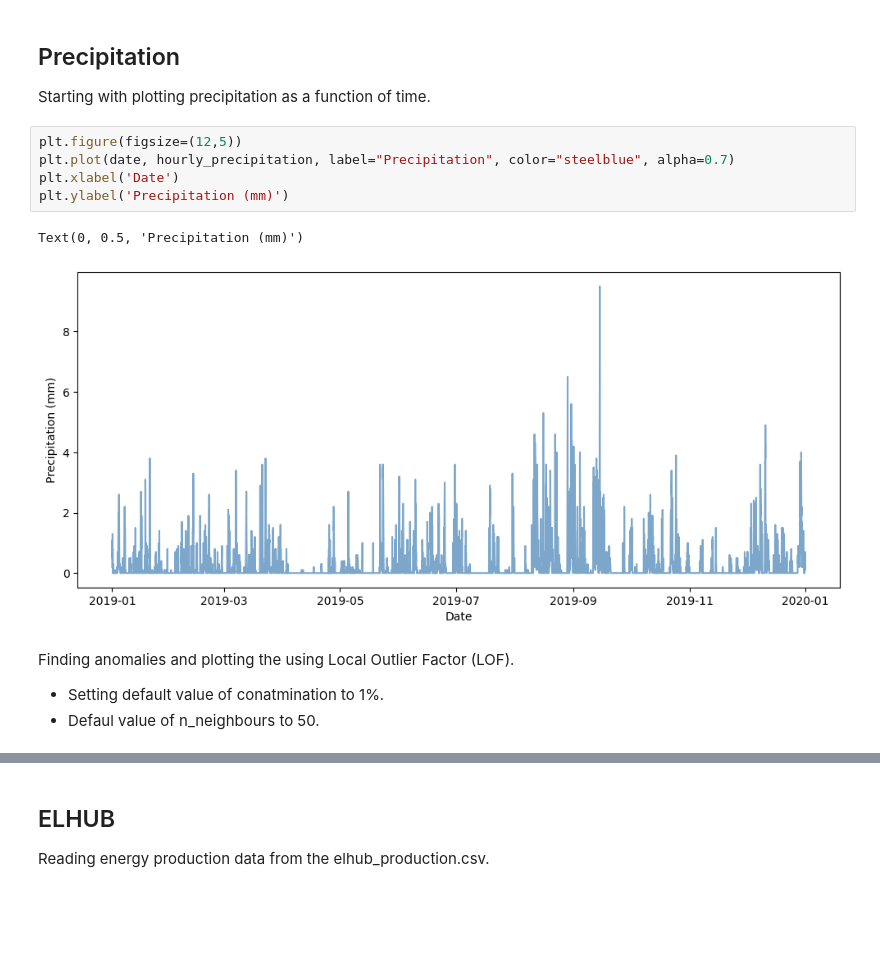
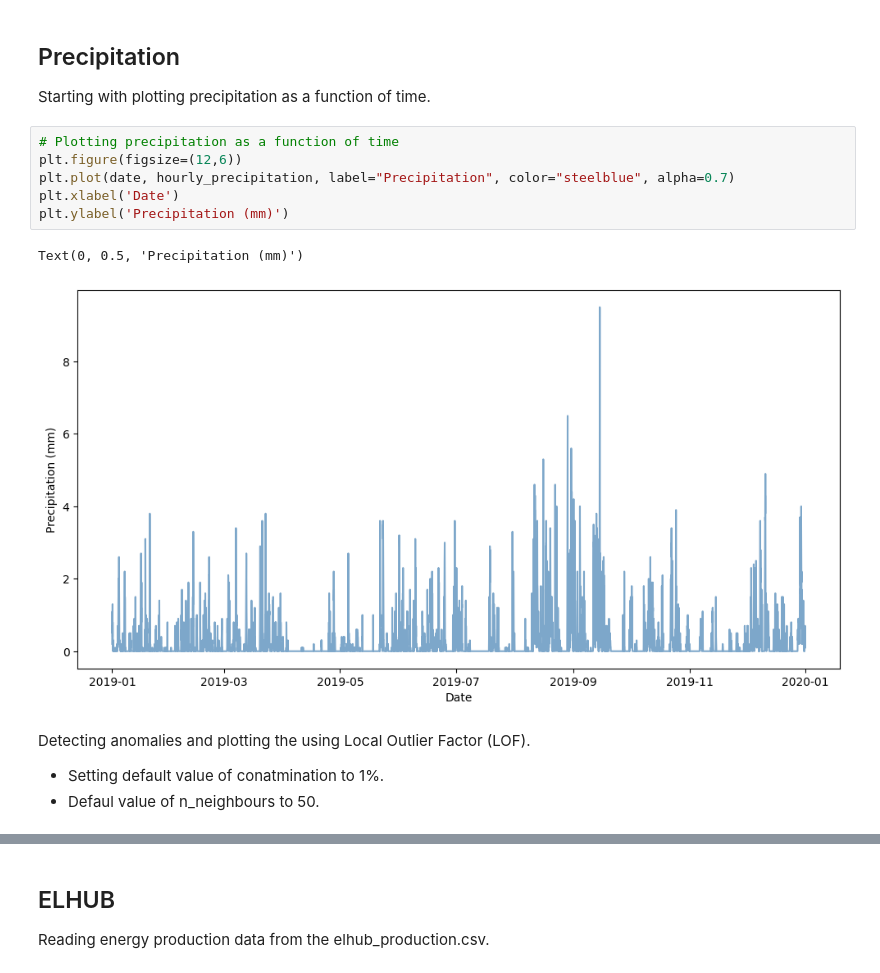
Before and after one commit to heitonn/heitonn-ind320-streamlit, a Jupyter notebook: notebooks/assignment3_notebook.ipynb, the cells around one changed output, grey strips where cells are left out. Drawn from its saved outputs; the diff is of its cells as text; blank space fills up the shorter version.

```diff
--- a/notebooks/assignment3_notebook.ipynb
+++ b/notebooks/assignment3_notebook.ipynb
@@ -352,15 +358,16 @@ Lower limit        : -5.65
 
 Starting with plotting precipitation as a function of time.
 # %%
-plt.figure(figsize=(12,5))
+# Plotting precipitation as a function of time
+plt.figure(figsize=(12,6))
 plt.plot(date, hourly_precipitation, label="Precipitation", color="steelblue", alpha=0.7)
 plt.xlabel('Date')
 plt.ylabel('Precipitation (mm)')
 # %% [output]
 Text(0, 0.5, 'Precipitation (mm)')
-[figure, old version]
+[figure, new version]
 # %% [markdown]
-Finding anomalies and plotting the using Local Outlier Factor (LOF).
+Detecting anomalies and plotting the using Local Outlier Factor (LOF).
 - Setting default value of conatmination to 1%.
 - Defaul value of n_neighbours to 50.
 # %%
```
Also changed, not shown: parts of 13 cells of this notebook, 9 other files.
